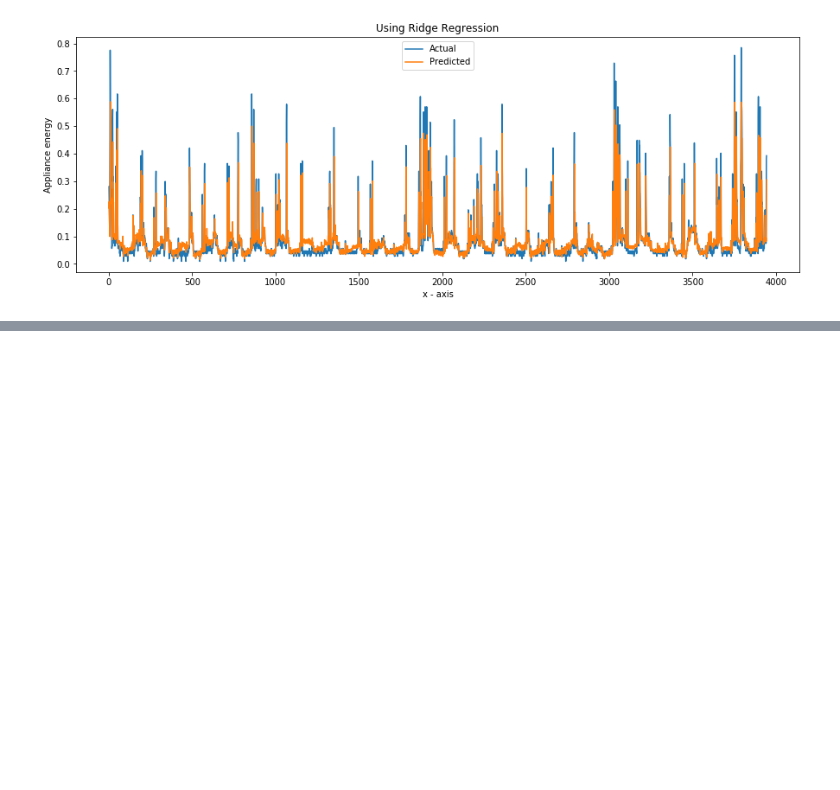
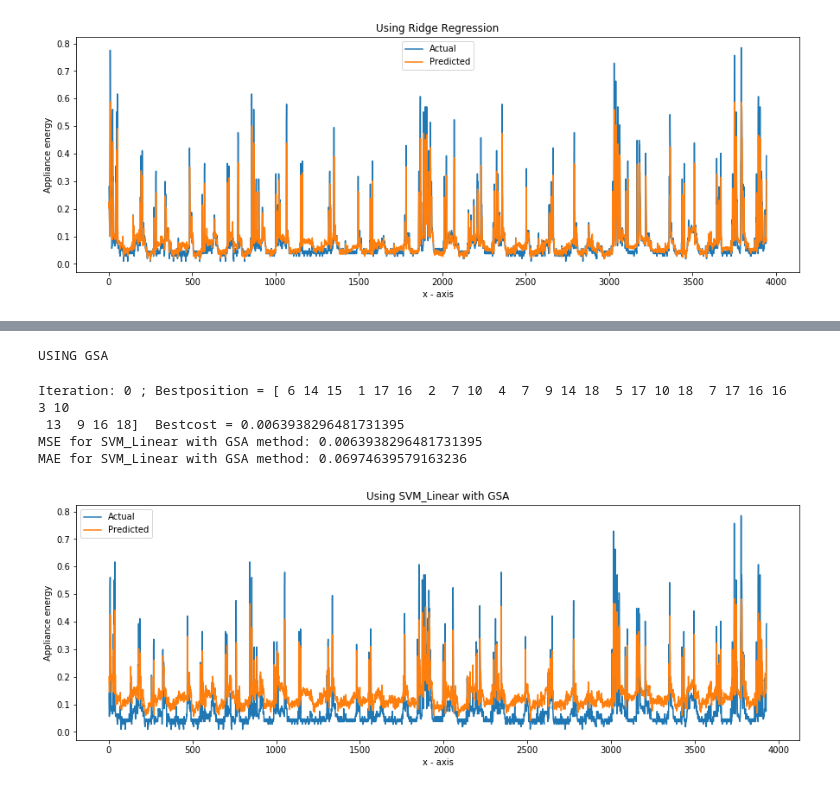
Before and after one commit to devbinu/Multivariate-Time-Series-Analysis, a Jupyter notebook: code/code.ipynb, the cells around one changed output, grey strips where cells are left out. Drawn from its saved outputs; the diff is of its cells as text; code cells hidden in the pictures; blank space fills up the shorter version.

```diff
--- a/code/code.ipynb
+++ b/code/code.ipynb
@@ -735,0 +1191,23 @@ MAE for Ridge Regression with PSO method: 0.026766665
+# %%
+# GSA Parameters
+m=20
+maxI=1
+npop=1
+eps=sys.float_info.epsilon
+e=0.0000001
+g0=10
+alpha=random.uniform(0,1)
+# Call SVM Linear GSA method
+mse, n_lag = SVM_Linear_GSA(scaled,maxI,npop,g0,alpha,e,eps,n_features,m)
+# Use Result from SVM-Linear with GSA method
+prediction, MSE['SVM_Linear_GSA'], MAE['SVM_Linear_GSA'], test = SVM_Linear(scaled, n_lag, n_features,0)
+print("MSE for SVM_Linear with GSA method: " + str(MSE['SVM_Linear_GSA']))
+print("MAE for SVM_Linear with GSA method: " + str(MAE['SVM_Linear_GSA']))
+plot(test, prediction, 'Using SVM_Linear with GSA','SVM_Linear_GSA.png')
+# %% [output]
+USING GSA
+Iteration: 0 ; Bestposition = [ 6 14 15  1 17 16  2  7 10  4  7  9 14 18  5 17 10 18  7 17 16 16  3 10
+ 13  9 16 18]  Bestcost = 0.0063938296481731395
+MSE for SVM_Linear with GSA method: 0.0063938296481731395
+MAE for SVM_Linear with GSA method: 0.06974639579163236
+[figure, added]
```
Also changed, not shown: parts of 22 cells of this notebook.
